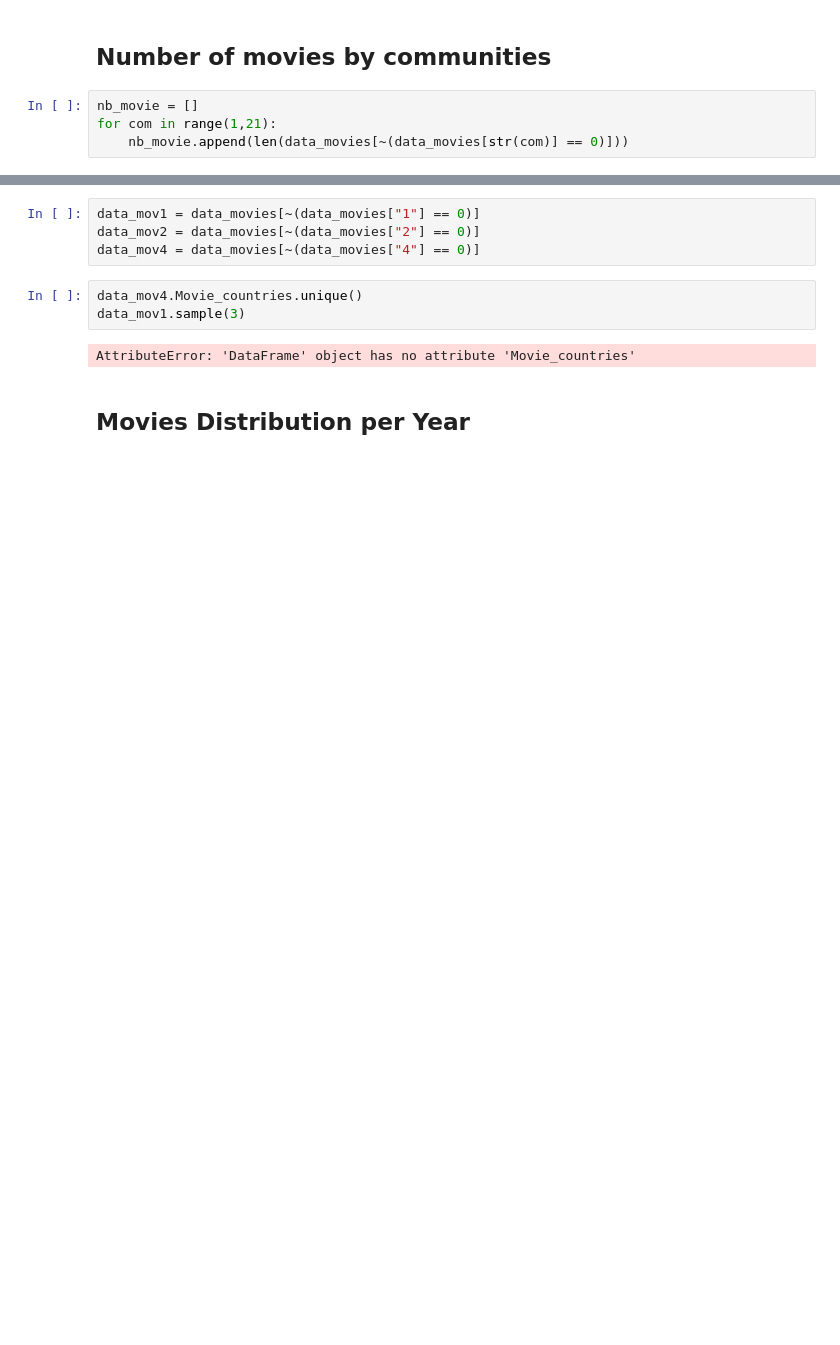
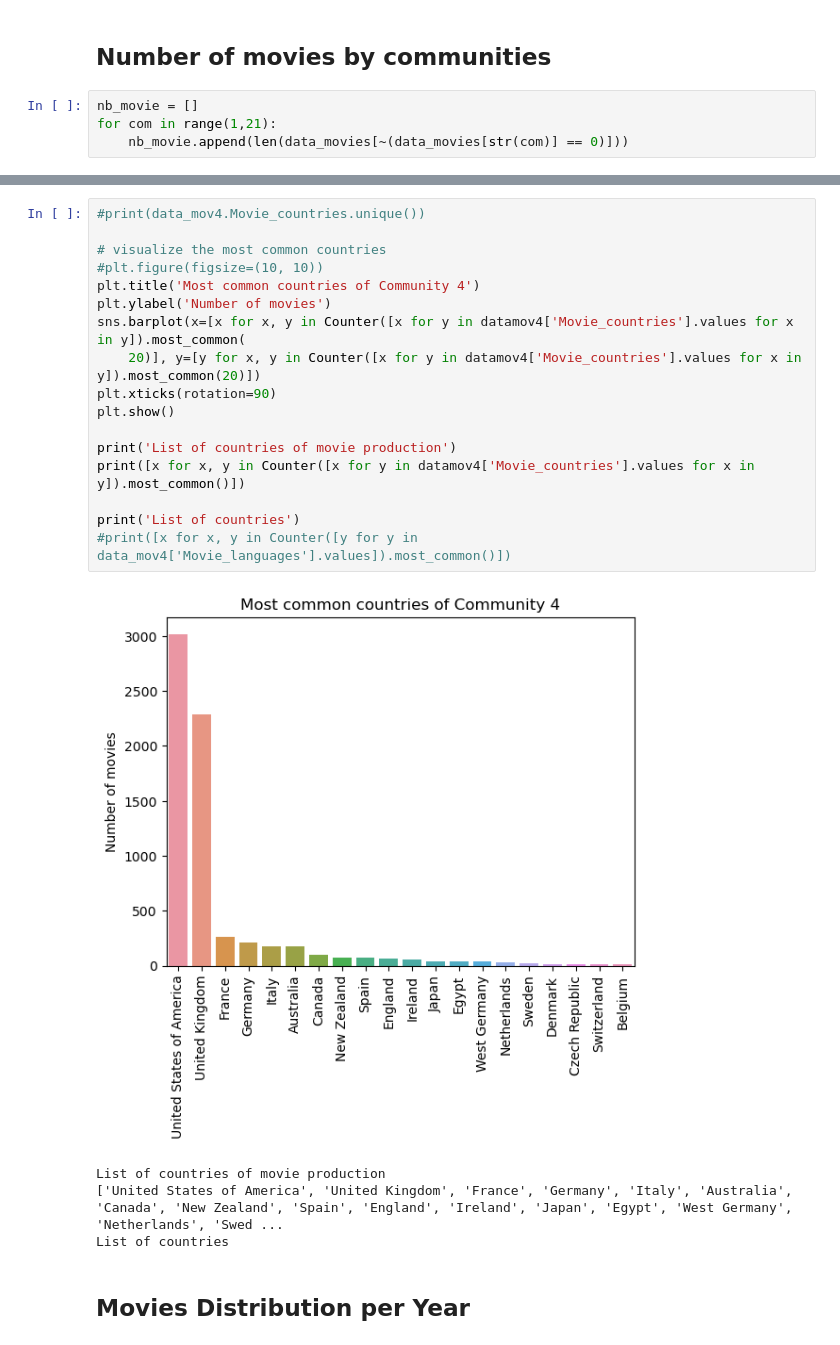
Before and after one commit to epfl-ada/ada-2022-project-addaxx, a Jupyter notebook: exploration.ipynb, the cells around one changed output, grey strips where cells are left out. Saved outputs shown, nothing was run; the diff lists cells and outputs as text; blank space fills up the shorter version.

```diff
--- a/exploration.ipynb
+++ b/exploration.ipynb
@@ -63,12 +159,25 @@ ax = plt.title('Number of Movies by community')
-# %%
-data_mov1 = data_movies[~(data_movies["1"] == 0)]
-data_mov2 = data_movies[~(data_movies["2"] == 0)]
-data_mov4 = data_movies[~(data_movies["4"] == 0)]
-# %%
-data_mov4.Movie_countries.unique()
-data_mov1.sample(3)
-# %% [output]
-AttributeError: 'DataFrame' object has no attribute 'Movie_countries'
+# %%
+#print(data_mov4.Movie_countries.unique())
+
+# visualize the most common countries
+#plt.figure(figsize=(10, 10))
+plt.title('Most common countries of Community 4')
+plt.ylabel('Number of movies')
+sns.barplot(x=[x for x, y in Counter([x for y in datamov4['Movie_countries'].values for x in y]).most_common(
+    20)], y=[y for x, y in Counter([x for y in datamov4['Movie_countries'].values for x in y]).most_common(20)])
+plt.xticks(rotation=90)
+plt.show()
+
+print('List of countries of movie production')
+print([x for x, y in Counter([x for y in datamov4['Movie_countries'].values for x in y]).most_common()])
+
+print('List of countries')
+#print([x for x, y in Counter([y for y in data_mov4['Movie_languages'].values]).most_common()])
+# %% [output]
+[figure, added]
+List of countries of movie production
+['United States of America', 'United Kingdom', 'France', 'Germany', 'Italy', 'Australia', 'Canada', 'New Zealand', 'Spain', 'England', 'Ireland', 'Japan', 'Egypt', 'West Germany', 'Netherlands', 'Swed ...
+List of countries
 # %% [markdown]
 ## Movies Distribution per Year
 # %%
```
Also changed, not shown: parts of 69 cells of this notebook, 1 other file.
